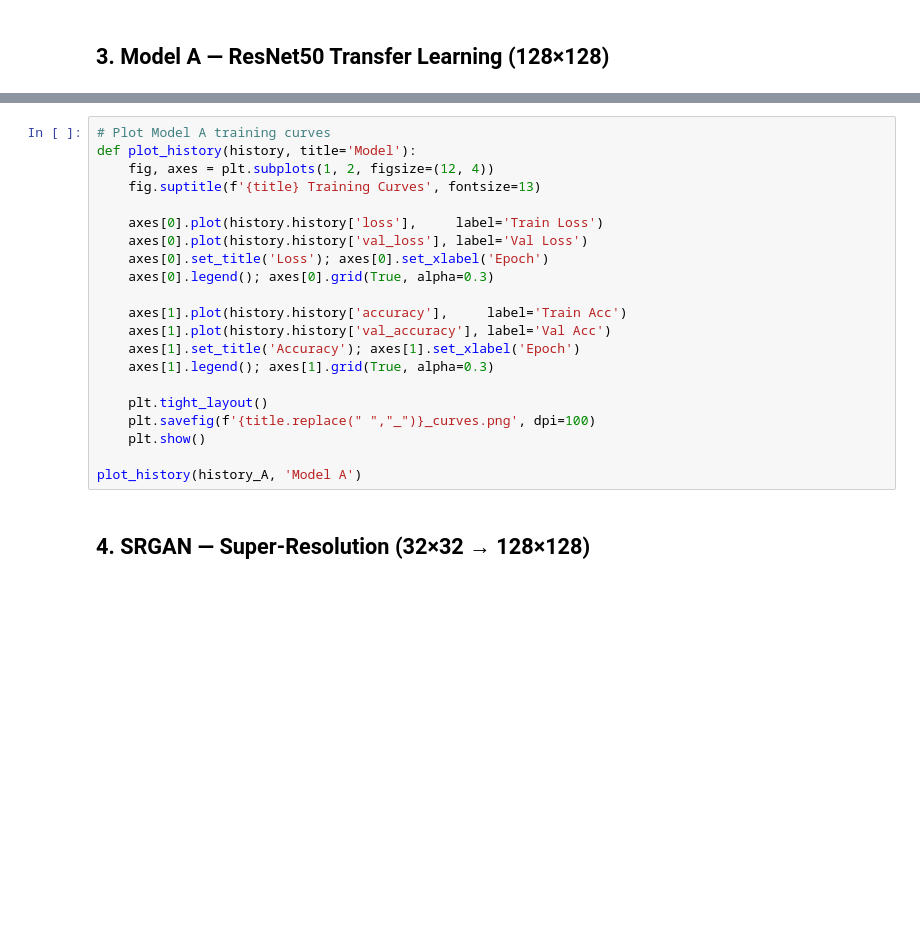
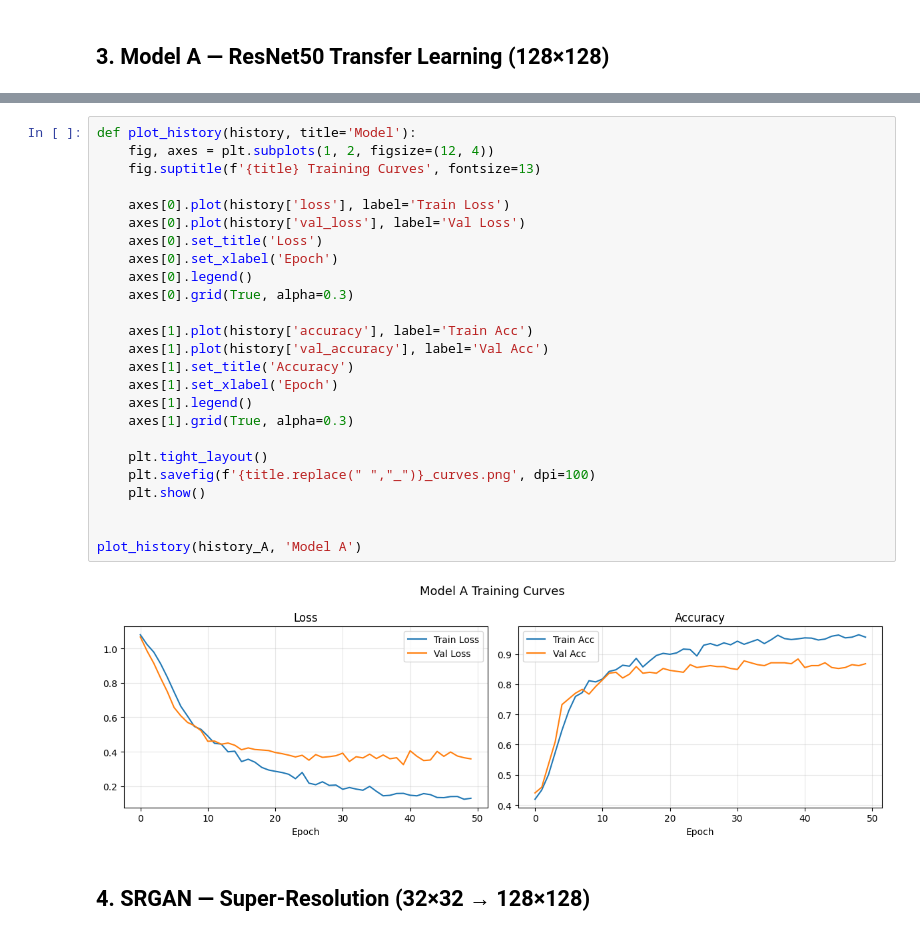
Before and after one commit to andrewjoyner9/SRGAN-Enhanced-OCT-Image-Classification-with-ResNet50-PyTorch-, a Jupyter notebook: SRGAN_OCT_Assignment.ipynb, the cells around one changed output, grey strips where cells are left out. Drawn from its saved outputs; the diff is of its cells as text; blank space fills up the shorter version.

```diff
--- a/SRGAN_OCT_Assignment.ipynb
+++ b/SRGAN_OCT_Assignment.ipynb
@@ -222,23 +299,29 @@ print('Model A training complete.')
 # %%
-# Plot Model A training curves
 def plot_history(history, title='Model'):
     fig, axes = plt.subplots(1, 2, figsize=(12, 4))
     fig.suptitle(f'{title} Training Curves', fontsize=13)
 
-    axes[0].plot(history.history['loss'],     label='Train Loss')
-    axes[0].plot(history.history['val_loss'], label='Val Loss')
-    axes[0].set_title('Loss'); axes[0].set_xlabel('Epoch')
-    axes[0].legend(); axes[0].grid(True, alpha=0.3)
+    axes[0].plot(history['loss'], label='Train Loss')
+    axes[0].plot(history['val_loss'], label='Val Loss')
+    axes[0].set_title('Loss')
+    axes[0].set_xlabel('Epoch')
+    axes[0].legend()
+    axes[0].grid(True, alpha=0.3)
 
-    axes[1].plot(history.history['accuracy'],     label='Train Acc')
-    axes[1].plot(history.history['val_accuracy'], label='Val Acc')
-    axes[1].set_title('Accuracy'); axes[1].set_xlabel('Epoch')
-    axes[1].legend(); axes[1].grid(True, alpha=0.3)
+    axes[1].plot(history['accuracy'], label='Train Acc')
+    axes[1].plot(history['val_accuracy'], label='Val Acc')
+    axes[1].set_title('Accuracy')
+    axes[1].set_xlabel('Epoch')
+    axes[1].legend()
+    axes[1].grid(True, alpha=0.3)
 
     plt.tight_layout()
     plt.savefig(f'{title.replace(" ","_")}_curves.png', dpi=100)
     plt.show()
 
+
 plot_history(history_A, 'Model A')
+# %% [output]
+[figure, added]
 # %% [markdown]
 ## 4. SRGAN — Super-Resolution (32×32 → 128×128)
```
Also changed, not shown: parts of 23 cells of this notebook, 9 other files.
